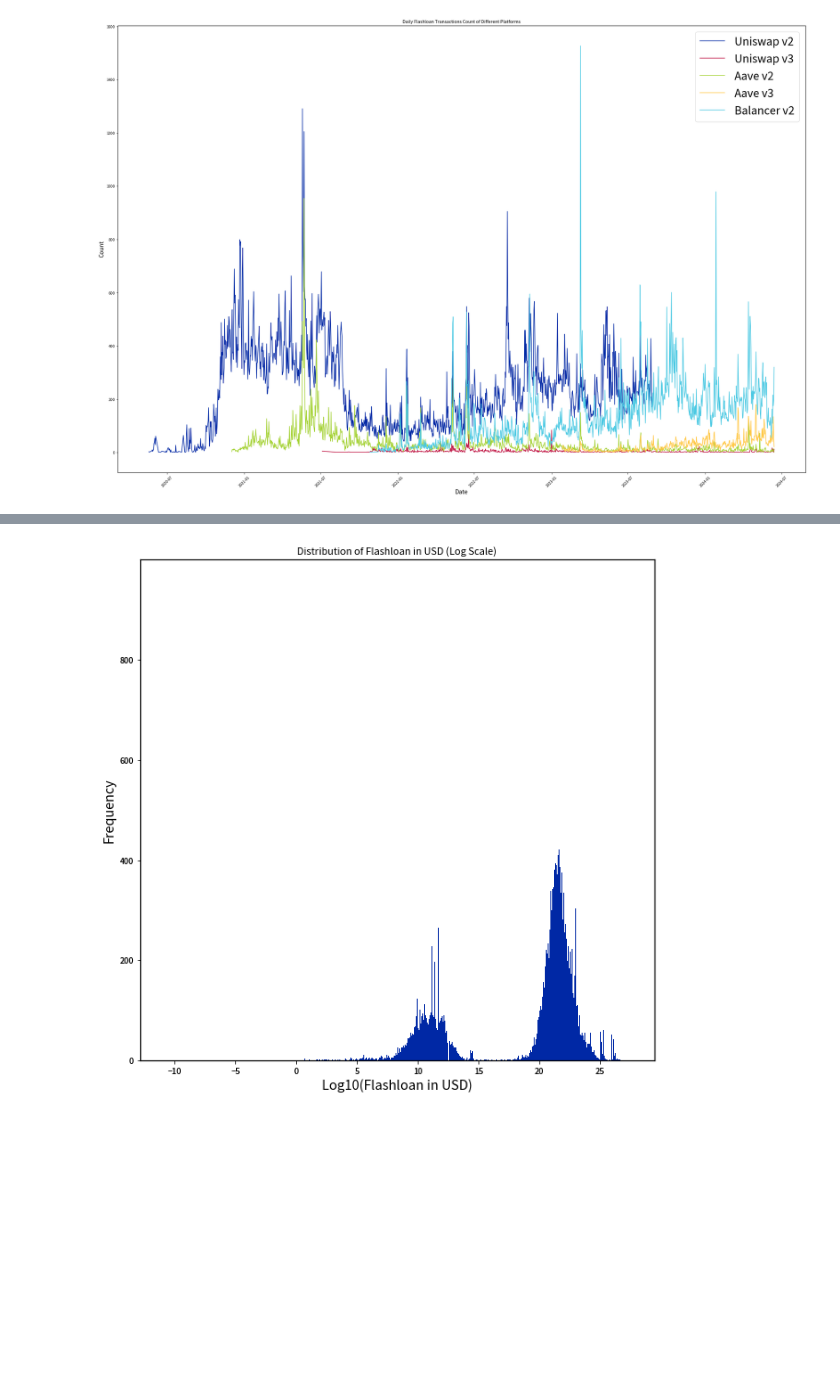
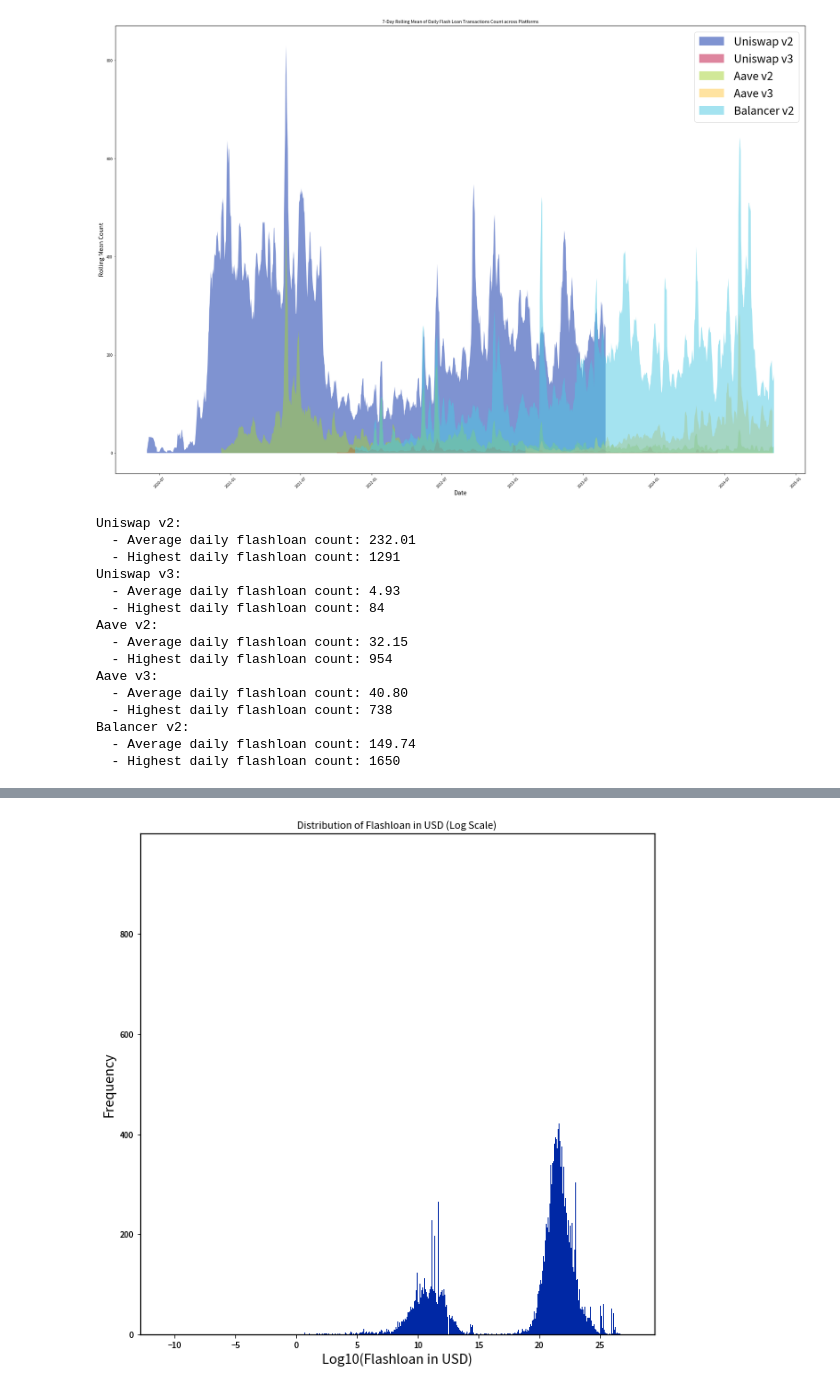
Before and after one commit to Guanda24/flashloan_attack_detection, a Jupyter notebook: Plot.ipynb, the cells around one changed output, grey strips where cells are left out. Saved outputs shown, nothing was run; the diff lists cells and outputs as text; code cells hidden in the pictures; blank space fills up the shorter version.

```diff
--- a/Plot.ipynb
+++ b/Plot.ipynb
@@ -15,32 +150,78 @@ plt.style.use('https://raw.githubusercontent.com/benckj/mpl_style/main/uzh.mplst
 # %%
+import pandas as pd
+import matplotlib.pyplot as plt
+
+# Load the datasets
 Uniswap_v2_flashloan_count_df = pd.read_csv('/local/scratch/exported/MP_Defi_txs_TY_23/guanda/Uniswap_v2_flashloan_count.csv')
 Uniswap_v3_flashloan_count_df = pd.read_csv('/local/scratch/exported/MP_Defi_txs_TY_23/guanda/Uniswap_v3_flashloan_count.csv')
 Aave_v2_flashloan_count_df = pd.read_csv('/local/scratch/exported/MP_Defi_txs_TY_23/guanda/Aave_v2_flashloan_count.csv')
 Aave_v3_flashloan_count_df = pd.read_csv('/local/scratch/exported/MP_Defi_txs_TY_23/guanda/Aave_v3_flashloan_count.csv')
 Balancer_v2_flashloan_count_df = pd.read_csv('/local/scratch/exported/MP_Defi_txs_TY_23/guanda/Balancer_v2_flashloan_count.csv')
 
-Uniswap_v2_flashloan_count_df['date'] = pd.to_datetime(Uniswap_v2_flashloan_count_df['date'])
-Uniswap_v3_flashloan_count_df['date'] = pd.to_datetime(Uniswap_v3_flashloan_count_df['date'])
-Aave_v2_flashloan_count_df['date'] = pd.to_datetime(Aave_v2_flashloan_count_df['date'])
-Aave_v3_flashloan_count_df['date'] = pd.to_datetime(Aave_v3_flashloan_count_df['date'])
-Balancer_v2_flashloan_count_df['date'] = pd.to_datetime(Balancer_v2_flashloan_count_df['date'])
+# Convert 'date' column to datetime
+for df in [Uniswap_v2_flashloan_count_df, Uniswap_v3_flashloan_count_df,
+            Aave_v2_flashloan_count_df, Aave_v3_flashloan_count_df,
+            Balancer_v2_flashloan_count_df]:
+    df['date'] = pd.to_datetime(df['date'])
 
+# Create a new figure for the area plot
 fig, ax = plt.subplots(figsize=(30, 20))
 
-ax.plot(Uniswap_v2_flashloan_count_df['date'], Uniswap_v2_flashloan_count_df['daily_flash_tx_count'], label='Uniswap v2')
-ax.plot(Uniswap_v3_flashloan_count_df['date'], Uniswap_v3_flashloan_count_df['daily_flash_tx_count'], label='Uniswap v3')
-ax.plot(Aave_v2_flashloan_count_df['date'], Aave_v2_flashloan_count_df['daily_flash_tx_count'], label='Aave v2')
-ax.plot(Aave_v3_flashloan_count_df['date'], Aave_v3_flashloan_count_df['daily_flash_tx_count'], label='Aave v3')
-ax.plot(Balancer_v2_flashloan_count_df['date'], Balancer_v2_flashloan_count_df['daily_flash_tx_count'], label='Balancer v2')
+# Calculate rolling mean (7-day rolling mean as an example)
+rolling_window = 7
+for platform_df, label in zip(
+        [Uniswap_v2_flashloan_count_df, Uniswap_v3_flashloan_count_df,
+         Aave_v2_flashloan_count_df, Aave_v3_flashloan_count_df,
+         Balancer_v2_flashloan_count_df],
+        ['Uniswap v2', 'Uniswap v3', 'Aave v2', 'Aave v3', 'Balancer v2']):
 
-ax.set_title('Daily Flashloan Transactions Count of Different Platforms')
+    # Calculate rolling mean
+    platform_df['rolling_mean'] = platform_df['daily_flash_tx_count'].rolling(window=rolling_window).mean()
+
+    # Create area plot for rolling mean
+    ax.fill_between(platform_df['date'], platform_df['rolling_mean'], label=label, alpha=0.5)
+
+# Customize the plot
+ax.set_title('7-Day Rolling Mean of Daily Flash Loan Transactions Count across Platforms')
 ax.set_xlabel('Date')
-ax.set_ylabel('Count')
+ax.set_ylabel('Rolling Mean Count')
 ax.tick_params(axis='x', rotation=45)
 ax.legend(loc='upper right', fontsize=30)
 
-fig.savefig('/home/user/gzhao/Thesis/result/daily_flashloan_count_comparison.pdf')
+# Save the figure
+fig.savefig('/home/user/gzhao/Thesis/result/daily_flashloan_rolling_mean_area_plot.pdf', facecolor='white', transparent=False)
 
 plt.show()
+
+# Calculate average daily flashloan and highest flashloan count for each platform
+platforms = {
+    "Uniswap v2": Uniswap_v2_flashloan_count_df,
+    "Uniswap v3": Uniswap_v3_flashloan_count_df,
+    "Aave v2": Aave_v2_flashloan_count_df,
+    "Aave v3": Aave_v3_flashloan_count_df,
+    "Balancer v2": Balancer_v2_flashloan_count_df
+}
+
+for platform, df in platforms.items():
+    avg_flashloan = df['daily_flash_tx_count'].mean()
+    max_flashloan = df['daily_flash_tx_count'].max()
+    print(f"{platform}:")
+    print(f"  - Average daily flashloan count: {avg_flashloan:.2f}")
+    print(f"  - Highest daily flashloan count: {max_flashloan}")
 # %% [output]
-[figure, old version]
+[figure, new version]
+Uniswap v2:
+  - Average daily flashloan count: 232.01
+  - Highest daily flashloan count: 1291
+Uniswap v3:
+  - Average daily flashloan count: 4.93
+  - Highest daily flashloan count: 84
+Aave v2:
+  - Average daily flashloan count: 32.15
+  - Highest daily flashloan count: 954
+Aave v3:
+  - Average daily flashloan count: 40.80
+  - Highest daily flashloan count: 738
+Balancer v2:
+  - Average daily flashloan count: 149.74
+  - Highest daily flashloan count: 1650
```
Also changed, not shown: parts of 10 cells of this notebook, 19 other files.
